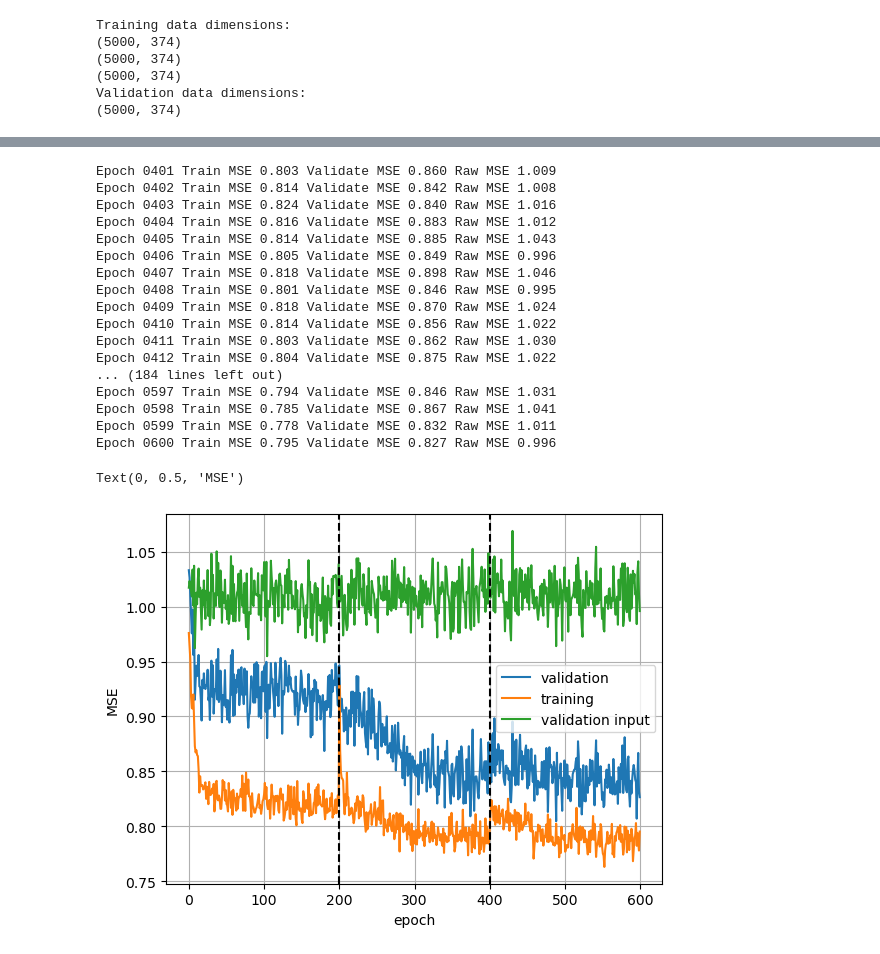
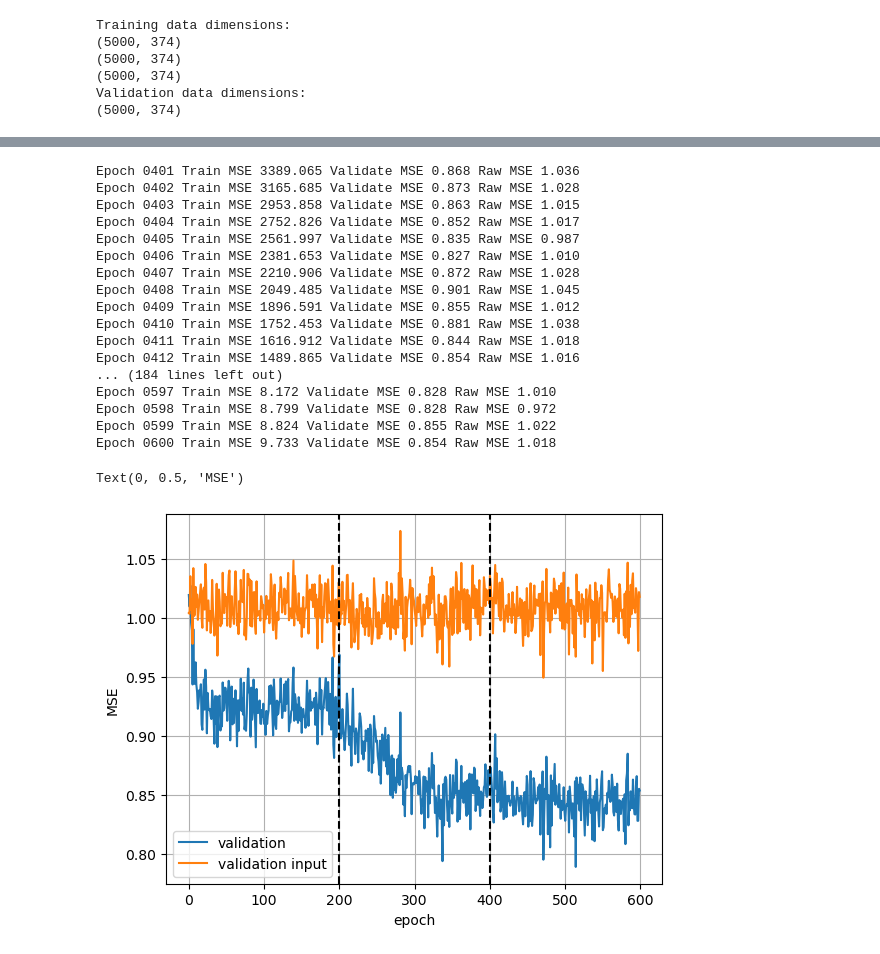
Before and after one commit to lshh125/kuanglu, a Jupyter notebook: examples/demo1-spatial.ipynb, the cells around one changed output, grey strips where cells are left out. Saved outputs shown, nothing was run; the diff lists cells and outputs as text; code cells hidden in the pictures.

Commit message:
Add spatial example (and nonspatial demo1 for backward compatibility).

```diff
--- a/examples/demo1-spatial.ipynb
+++ b/examples/demo1-spatial.ipynb
@@ -107,10 +107,11 @@ np.quantile(train_Ds[0].flatten(), .1)
 # %%
-model = kuanglu.spatial_model.Model(d_gene=p,
+model = kuanglu.Model(d_gene=p,
                       d_denoise = [p],
-                      d_embed=[800, 200, 100],
-                      d_quality=[800, 200, 1],
-                      n_heads=3).to('cuda')
+                      d_embed=[512, 256, 128],
+                      d_quality=[512, 256, 1],
+                      n_heads=1,
+                      lbd=1.).to('cuda')
 # %%
 rec = model.fit('denoised', train_loader, validate_loader, [0, 200],
-                fix=['embed', 'qualify', 'smooth', 'interact'])
+                fix=['embed', 'qualify', 'smooth', 'interact'], spatial=True)
 # %% [output]
@@ -134,6 +135,6 @@ Epoch 0200 Train MSE 0.820 Validate MSE 0.946 Raw MSE 1.039
 # %%
 rec = kuanglu.record_concat(rec, model.fit('smoothed', train_loader, validate_loader, [200, 250],
-                                           fix=['denoise', 'interact']))
+                                           fix=['denoise', 'interact'], spatial=True))
 rec = kuanglu.record_concat(rec, model.fit('smoothed', train_loader, validate_loader, [250, 400],
-                                           fix=['interact']))
+                                           fix=['interact'], spatial=True))
 # %% [output]
@@ -157,38 +158,38 @@ Epoch 0400 Train MSE 0.787 Validate MSE 0.863 Raw MSE 1.013
 # %%
 rec = kuanglu.record_concat(rec, model.fit('final', train_loader, validate_loader, [400, 450],
-                                           fix=['denoise', 'embed', 'qualify', 'smooth']))
-rec = kuanglu.record_concat(rec, model.fit('final', train_loader, validate_loader, [450, 600]))
+                                           fix=['denoise', 'embed', 'qualify', 'smooth'], spatial=True))
+rec = kuanglu.record_concat(rec, model.fit('final', train_loader, validate_loader, [450, 600], spatial=True))
 # %% [output]
-Epoch 0401 Train MSE 0.803 Validate MSE 0.860 Raw MSE 1.009
-Epoch 0402 Train MSE 0.814 Validate MSE 0.842 Raw MSE 1.008
-Epoch 0403 Train MSE 0.824 Validate MSE 0.840 Raw MSE 1.016
-Epoch 0404 Train MSE 0.816 Validate MSE 0.883 Raw MSE 1.012
-Epoch 0405 Train MSE 0.814 Validate MSE 0.885 Raw MSE 1.043
-Epoch 0406 Train MSE 0.805 Validate MSE 0.849 Raw MSE 0.996
-Epoch 0407 Train MSE 0.818 Validate MSE 0.898 Raw MSE 1.046
-Epoch 0408 Train MSE 0.801 Validate MSE 0.846 Raw MSE 0.995
-Epoch 0409 Train MSE 0.818 Validate MSE 0.870 Raw MSE 1.024
-Epoch 0410 Train MSE 0.814 Validate MSE 0.856 Raw MSE 1.022
-Epoch 0411 Train MSE 0.803 Validate MSE 0.862 Raw MSE 1.030
-Epoch 0412 Train MSE 0.804 Validate MSE 0.875 Raw MSE 1.022
+Epoch 0401 Train MSE 3389.065 Validate MSE 0.868 Raw MSE 1.036
+Epoch 0402 Train MSE 3165.685 Validate MSE 0.873 Raw MSE 1.028
+Epoch 0403 Train MSE 2953.858 Validate MSE 0.863 Raw MSE 1.015
+Epoch 0404 Train MSE 2752.826 Validate MSE 0.852 Raw MSE 1.017
+Epoch 0405 Train MSE 2561.997 Validate MSE 0.835 Raw MSE 0.987
+Epoch 0406 Train MSE 2381.653 Validate MSE 0.827 Raw MSE 1.010
+Epoch 0407 Train MSE 2210.906 Validate MSE 0.872 Raw MSE 1.028
+Epoch 0408 Train MSE 2049.485 Validate MSE 0.901 Raw MSE 1.045
+Epoch 0409 Train MSE 1896.591 Validate MSE 0.855 Raw MSE 1.012
+Epoch 0410 Train MSE 1752.453 Validate MSE 0.881 Raw MSE 1.038
+Epoch 0411 Train MSE 1616.912 Validate MSE 0.844 Raw MSE 1.018
+Epoch 0412 Train MSE 1489.865 Validate MSE 0.854 Raw MSE 1.016
 ... (184 lines left out)
-Epoch 0597 Train MSE 0.794 Validate MSE 0.846 Raw MSE 1.031
-Epoch 0598 Train MSE 0.785 Validate MSE 0.867 Raw MSE 1.041
-Epoch 0599 Train MSE 0.778 Validate MSE 0.832 Raw MSE 1.011
-Epoch 0600 Train MSE 0.795 Validate MSE 0.827 Raw MSE 0.996
+Epoch 0597 Train MSE 8.172 Validate MSE 0.828 Raw MSE 1.010
+Epoch 0598 Train MSE 8.799 Validate MSE 0.828 Raw MSE 0.972
+Epoch 0599 Train MSE 8.824 Validate MSE 0.855 Raw MSE 1.022
+Epoch 0600 Train MSE 9.733 Validate MSE 0.854 Raw MSE 1.018
 # %%
 plt.plot(rec['validate_epoch'], rec['validate_mse'], label='validation')
-plt.plot(rec['train_epoch'], rec['train_mse'], label='training')
+# plt.plot(rec['train_epoch'], rec['train_mse'], label='training')
 plt.plot(rec['validate_epoch'], rec['raw_mse'], label='validation input')
 plt.legend()
 plt.grid()
 plt.axvline(200, ls='--', c='k')
 plt.axvline(400, ls='--', c='k')
 plt.xlabel('epoch')
 plt.ylabel('MSE')
 # %% [output]
 Text(0, 0.5, 'MSE')
-[figure, old version]
+[figure, new version]
 # %%
 mse_df = pd.DataFrame({'epoch': rec['validate_epoch'], 'mse': rec['validate_mse']})
 
```
Also changed, not shown: parts of 12 cells of this notebook, 2 other files.
